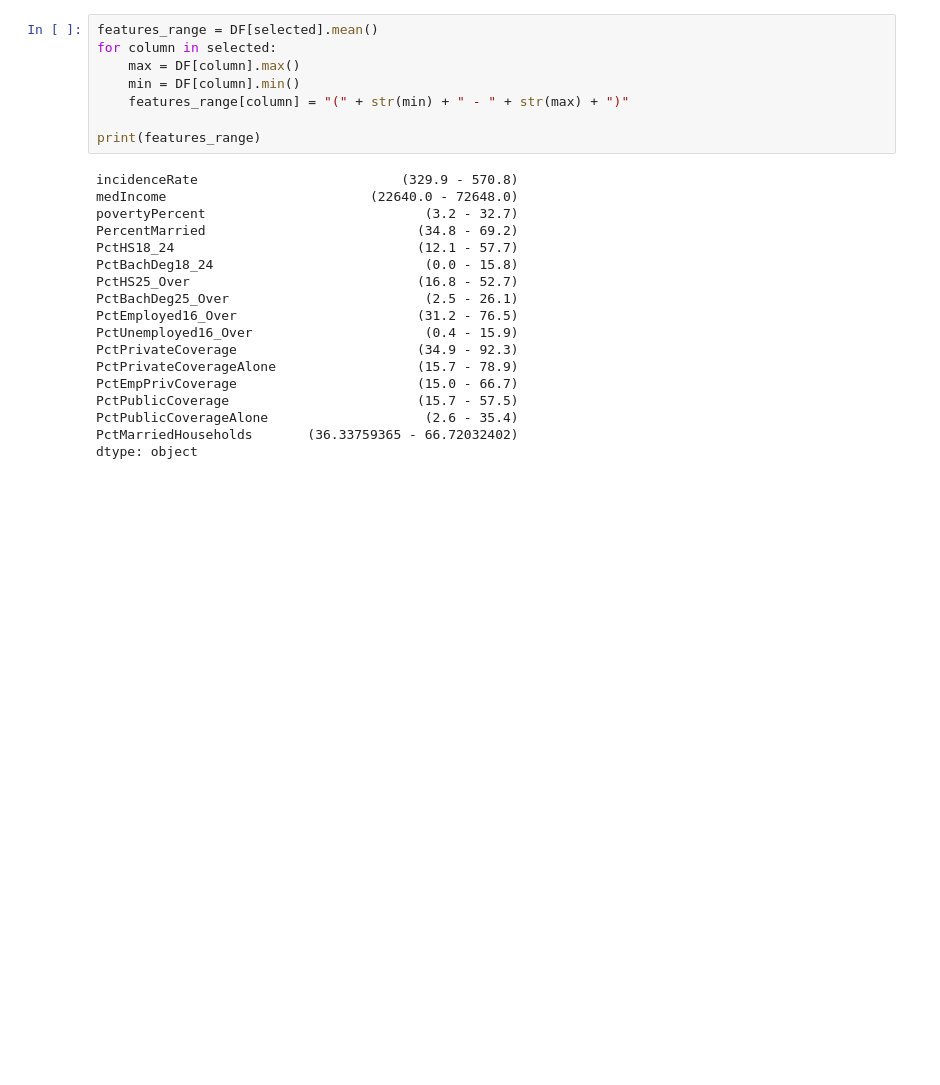
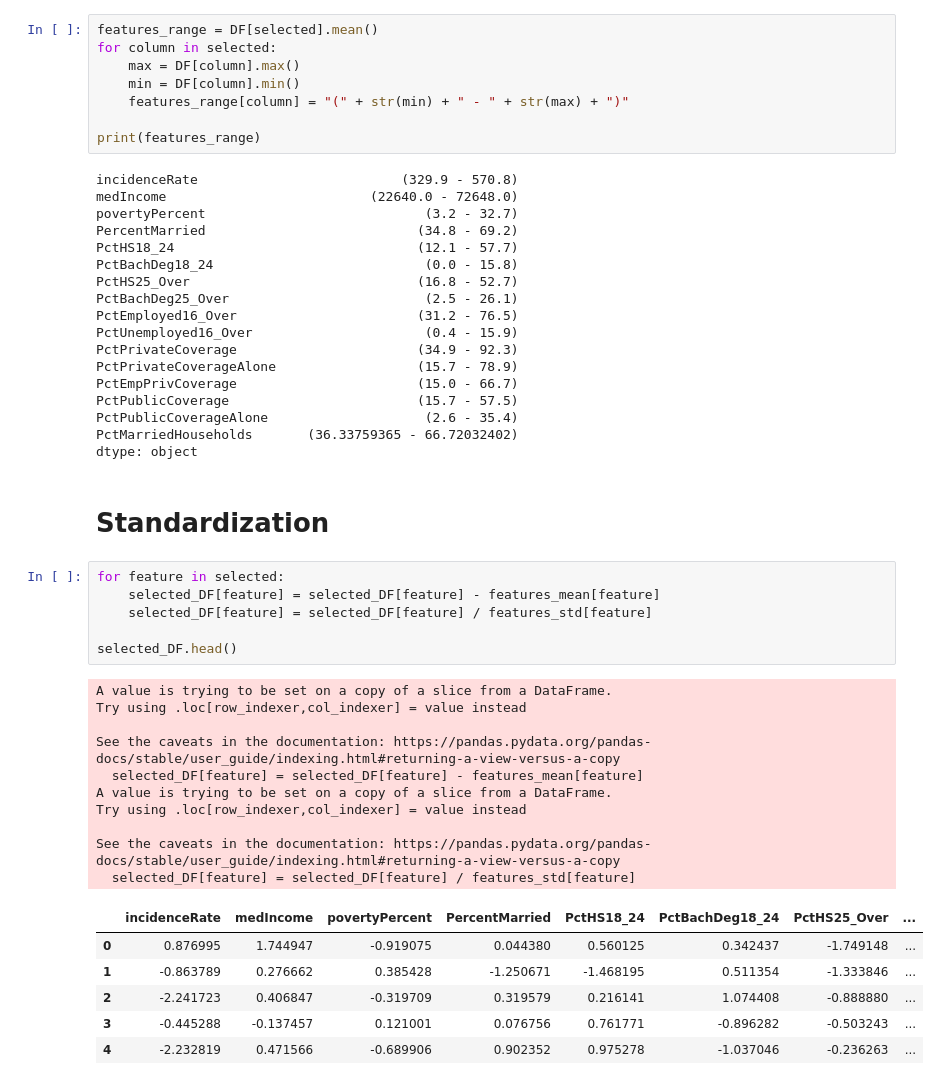
Before and after one commit to Medo072/Linear_Regression_cancer_model, a Jupyter notebook: Project.ipynb, the cells around one changed output. Cells and saved outputs as stored; diff of their text form; blank space fills up the shorter version.

```diff
--- a/Project.ipynb
+++ b/Project.ipynb
@@ -439,3 +445,28 @@ PctPublicCoverage                        (15.7 - 57.5)
 PctPublicCoverageAlone                    (2.6 - 35.4)
 PctMarriedHouseholds       (36.33759365 - 66.72032402)
 dtype: object
+# %% [markdown]
+# Standardization
+# %%
+for feature in selected:
+    selected_DF[feature] = selected_DF[feature] - features_mean[feature]
+    selected_DF[feature] = selected_DF[feature] / features_std[feature]
+
+selected_DF.head()
+# %% [output]
+A value is trying to be set on a copy of a slice from a DataFrame.
+Try using .loc[row_indexer,col_indexer] = value instead
+
+See the caveats in the documentation: https://pandas.pydata.org/pandas-docs/stable/user_guide/indexing.html#returning-a-view-versus-a-copy
+  selected_DF[feature] = selected_DF[feature] - features_mean[feature]
+A value is trying to be set on a copy of a slice from a DataFrame.
+Try using .loc[row_indexer,col_indexer] = value instead
+
+See the caveats in the documentation: https://pandas.pydata.org/pandas-docs/stable/user_guide/indexing.html#returning-a-view-versus-a-copy
+  selected_DF[feature] = selected_DF[feature] / features_std[feature]
+|  | incidenceRate | medIncome | povertyPercent | PercentMarried | PctHS18_24 | PctBachDeg18_24 | PctHS25_Over | ... |
+| 0 | 0.876995 | 1.744947 | -0.919075 | 0.044380 | 0.560125 | 0.342437 | -1.749148 | ... |
+| 1 | -0.863789 | 0.276662 | 0.385428 | -1.250671 | -1.468195 | 0.511354 | -1.333846 | ... |
+| 2 | -2.241723 | 0.406847 | -0.319709 | 0.319579 | 0.216141 | 1.074408 | -0.888880 | ... |
+| 3 | -0.445288 | -0.137457 | 0.121001 | 0.076756 | 0.761771 | -0.896282 | -0.503243 | ... |
+| 4 | -2.232819 | 0.471566 | -0.689906 | 0.902352 | 0.975278 | -1.037046 | -0.236263 | ... |
```
Also changed, not shown: parts of 4 cells of this notebook.
